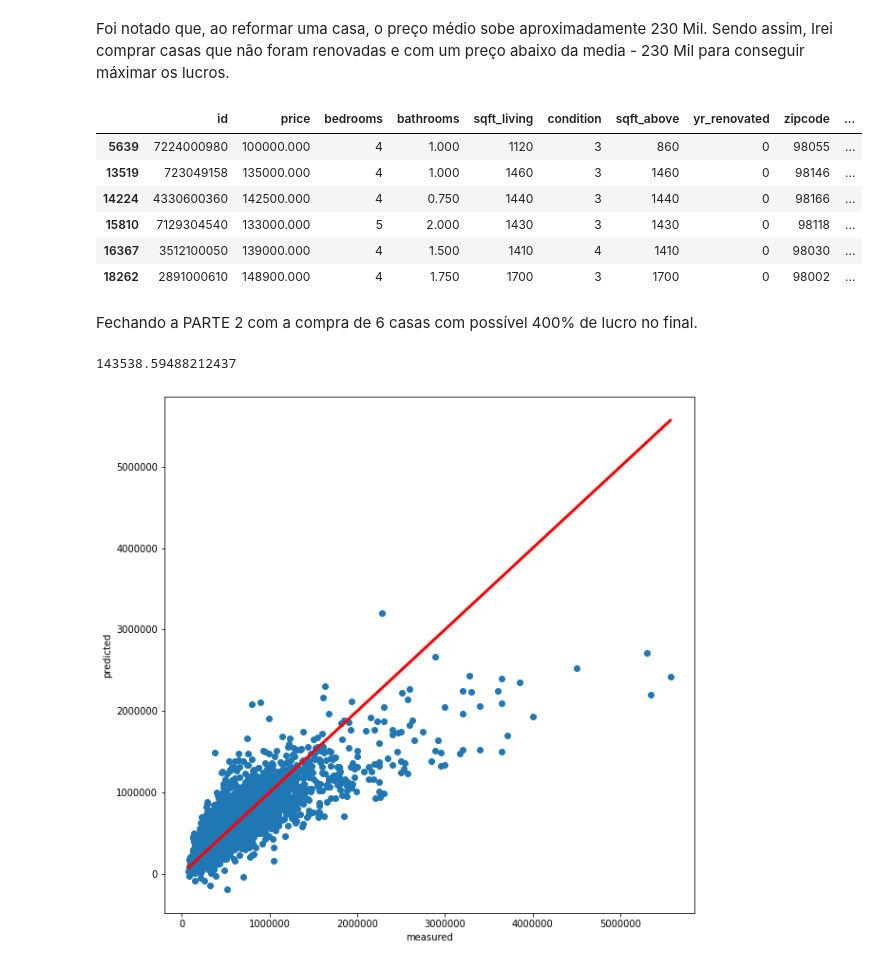
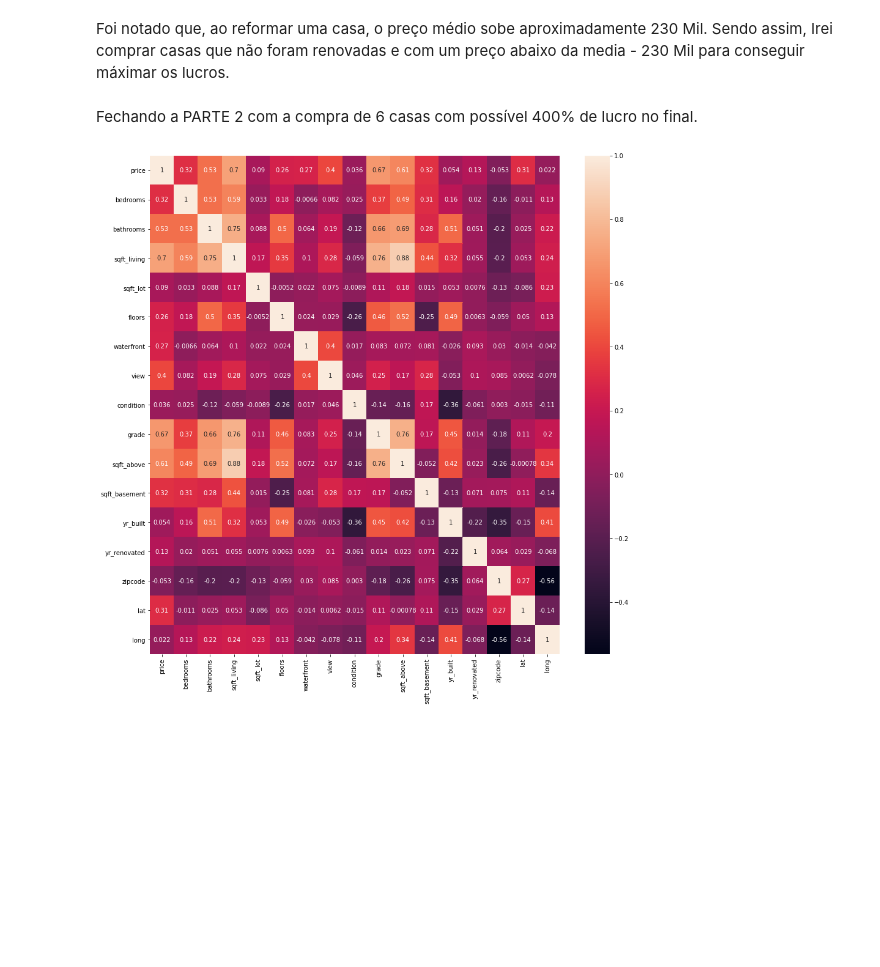
Before and after one commit to ferrarirenan/ProjectCiclyc, a Jupyter notebook: Project_Cyclic_Which_house_buy.ipynb, the cells around one changed output. Drawn from its saved outputs; the diff is of its cells as text; code cells hidden in the pictures; blank space fills up the shorter version.

```diff
--- a/Project_Cyclic_Which_house_buy.ipynb
+++ b/Project_Cyclic_Which_house_buy.ipynb
@@ -230,14 +219,6 @@ buy_house
 # %% [markdown]
 Foi notado que, ao reformar uma casa, o preço médio sobe aproximadamente 230 Mil. Sendo assim, Irei comprar casas que não foram renovadas e com um preço abaixo da media - 230 Mil para conseguir máximar os lucros.
 # %%
-buy_house[buy_house['price'] < (buy_house['price'].mean() - 230000)]
+# buy_house[buy_house['price'] < (buy_house['price'].mean() - 230000)]
-# %% [output]
-|  | id | price | bedrooms | bathrooms | sqft_living | condition | sqft_above | yr_renovated | zipcode | ... |
-| 5639 | 7224000980 | 100000.000 | 4 | 1.000 | 1120 | 3 | 860 | 0 | 98055 | ... |
-| 13519 | 723049158 | 135000.000 | 4 | 1.000 | 1460 | 3 | 1460 | 0 | 98146 | ... |
-| 14224 | 4330600360 | 142500.000 | 4 | 0.750 | 1440 | 3 | 1440 | 0 | 98166 | ... |
-| 15810 | 7129304540 | 133000.000 | 5 | 2.000 | 1430 | 3 | 1430 | 0 | 98118 | ... |
-| 16367 | 3512100050 | 139000.000 | 4 | 1.500 | 1410 | 4 | 1410 | 0 | 98030 | ... |
-| 18262 | 2891000610 | 148900.000 | 4 | 1.750 | 1700 | 3 | 1700 | 0 | 98002 | ... |
 # %% [markdown]
 Fechando a PARTE 2 com a compra de 6 casas com possível 400% de lucro no final.
@@ -244 +273,6 @@ Fechando a PARTE 2 com a compra de 6 casas com possível 400% de lucro no final.
+# %%
+fig, ax = plt.subplots(figsize=(15,15))
+ax = sns.heatmap(df_houses.corr(), annot = True)
+# %% [output]
+[figure, added]
 # %%
@@ -252,15 +280,0 @@ predict = linear_regression.predict(X_test)
-# %%
-mean_absolute_error(y_test,predict)
-# %% [output]
-143538.59488212437
-# %%
-fig, ax = plt.subplots(figsize=(10,10))
-ax.scatter(y_test, predict)
-ax.plot([y_test.min(), y_test.max()], [y_test.min(), y_test.max()], lw=3, color='r')
-ax.set_xlabel('measured')
-ax.set_ylabel('predicted')
-plt.ticklabel_format(style='plain', axis='x')
-plt.ticklabel_format(style='plain', axis='y')
-plt.show()
-# %% [output]
-[figure, removed]
```
Also changed, not shown: parts of 36 cells of this notebook.
